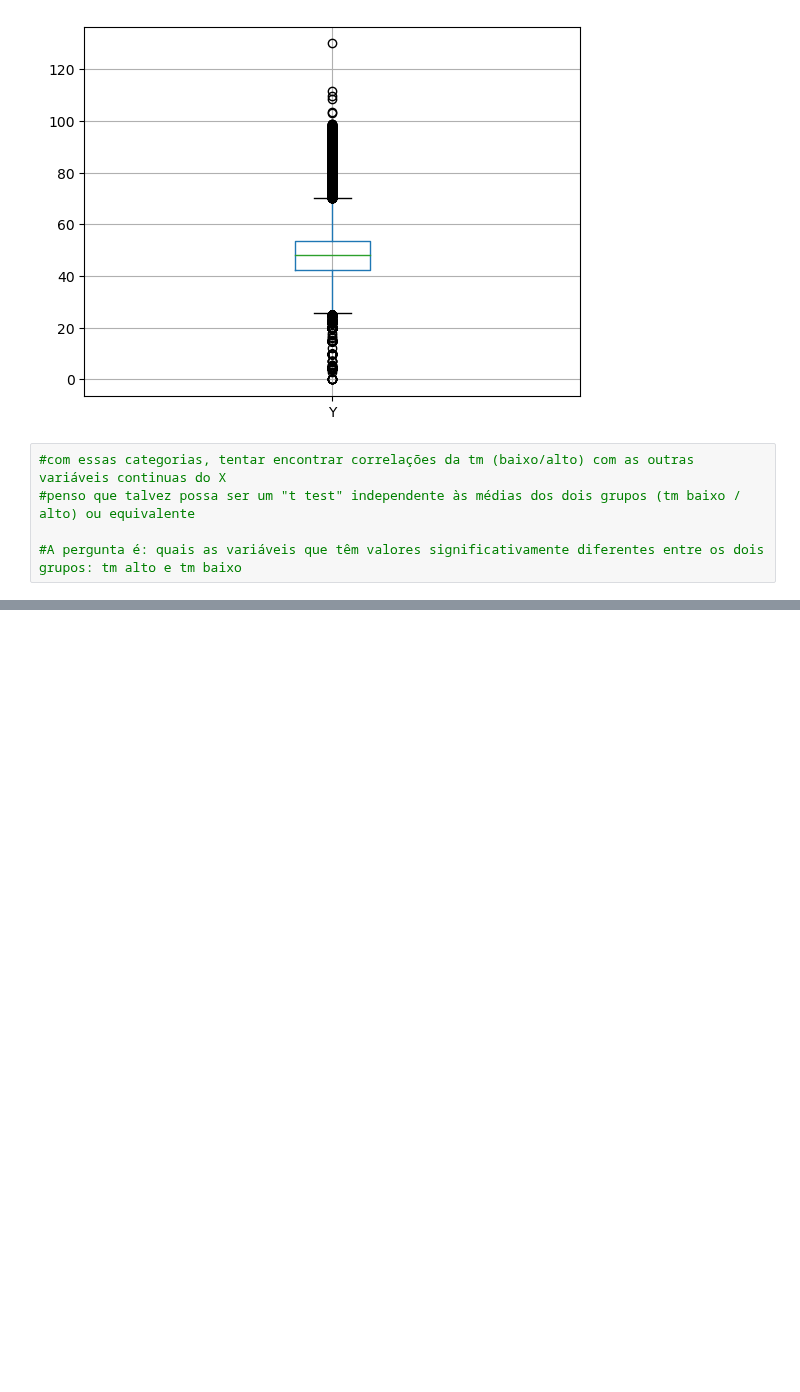
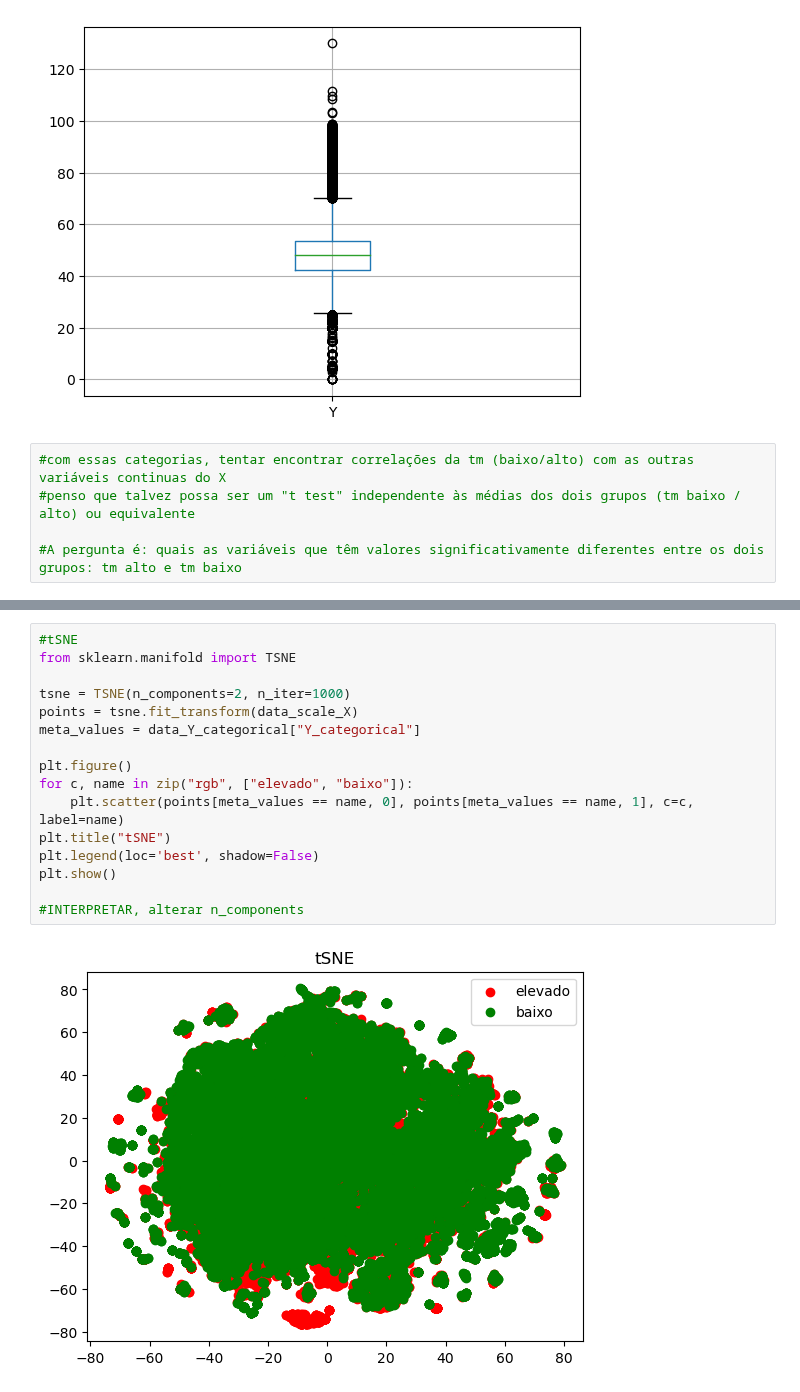
Before and after one commit to Sonia42882/SIB_v1, a Jupyter notebook: kag/Notebook1.ipynb, the cells around one changed output, grey strips where cells are left out. Saved outputs shown, nothing was run; the diff lists cells and outputs as text; blank space fills up the shorter version.

Commit message:
pca/tsne

```diff
--- a/kag/Notebook1.ipynb
+++ b/kag/Notebook1.ipynb
@@ -516,0 +619,18 @@ t-SNE
+# %%
+#tSNE
+from sklearn.manifold import TSNE
+
+tsne = TSNE(n_components=2, n_iter=1000)
+points = tsne.fit_transform(data_scale_X)
+meta_values = data_Y_categorical["Y_categorical"]
+
+plt.figure()
+for c, name in zip("rgb", ["elevado", "baixo"]):
+    plt.scatter(points[meta_values == name, 0], points[meta_values == name, 1], c=c, label=name)
+plt.title("tSNE")
+plt.legend(loc='best', shadow=False)
+plt.show()
+
+#INTERPRETAR, alterar n_components
+# %% [output]
+[figure, added]
```
Also changed, not shown: parts of 12 cells of this notebook.
